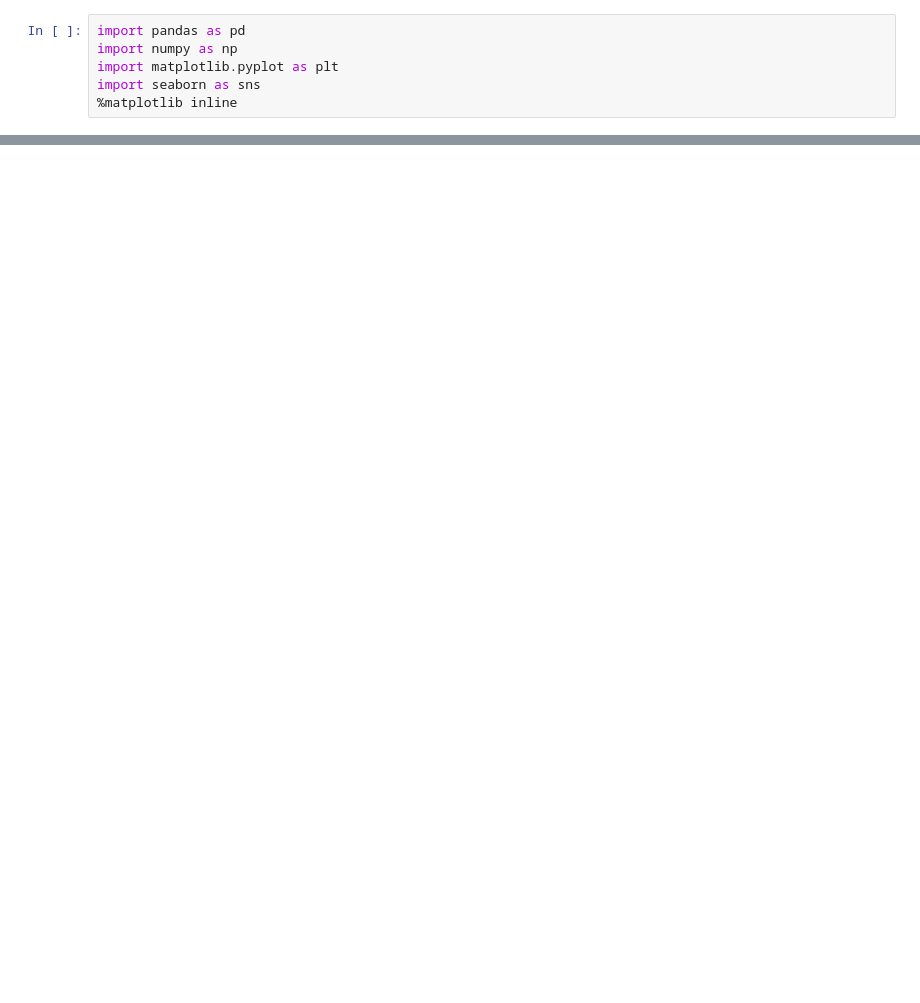
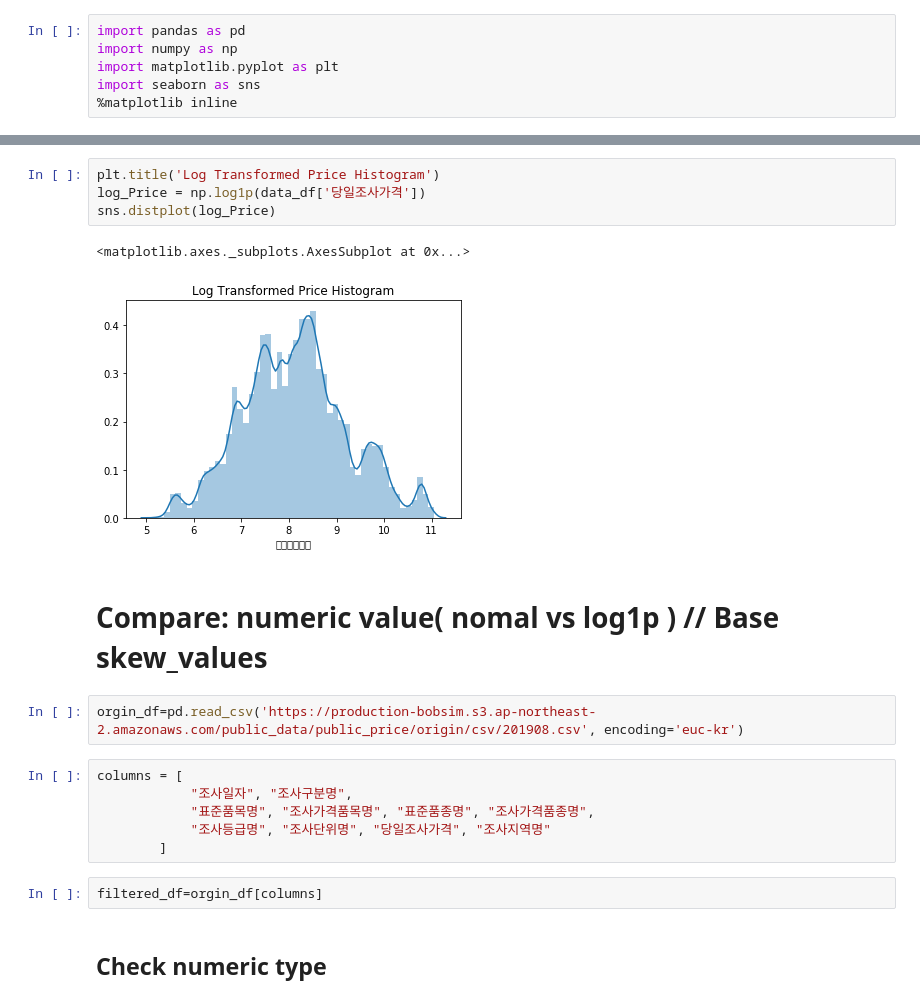
Before and after one commit to meowpunch/bobsim-research, a Jupyter notebook: src/main/python/analysis01.ipynb, the cells around one changed output, grey strips where cells are left out. Drawn from its saved outputs; the diff is of its cells as text; blank space fills up the shorter version.

```diff
--- a/src/main/python/analysis01.ipynb
+++ b/src/main/python/analysis01.ipynb
@@ -101,0 +62,21 @@ TypeError: no numeric data to plot
+# %%
+plt.title('Log Transformed Price Histogram')
+log_Price = np.log1p(data_df['당일조사가격'])
+sns.distplot(log_Price)
+# %% [output]
+<matplotlib.axes._subplots.AxesSubplot at 0x...>
+[figure, added]
+# %% [markdown]
+# Compare: numeric value( nomal vs log1p ) // Base skew_values
+# %%
+orgin_df=pd.read_csv('https://production-bobsim.s3.ap-northeast-2.amazonaws.com/public_data/public_price/origin/csv/201908.csv', encoding='euc-kr')
+# %%
+columns = [
+            "조사일자", "조사구분명",
+            "표준품목명", "조사가격품목명", "표준품종명", "조사가격품종명",
+            "조사등급명", "조사단위명", "당일조사가격", "조사지역명"
+        ]
+# %%
+filtered_df=orgin_df[columns]
+# %% [markdown]
+## Check numeric type
```
Also changed, not shown: parts of 26 cells of this notebook, 3 other files.
